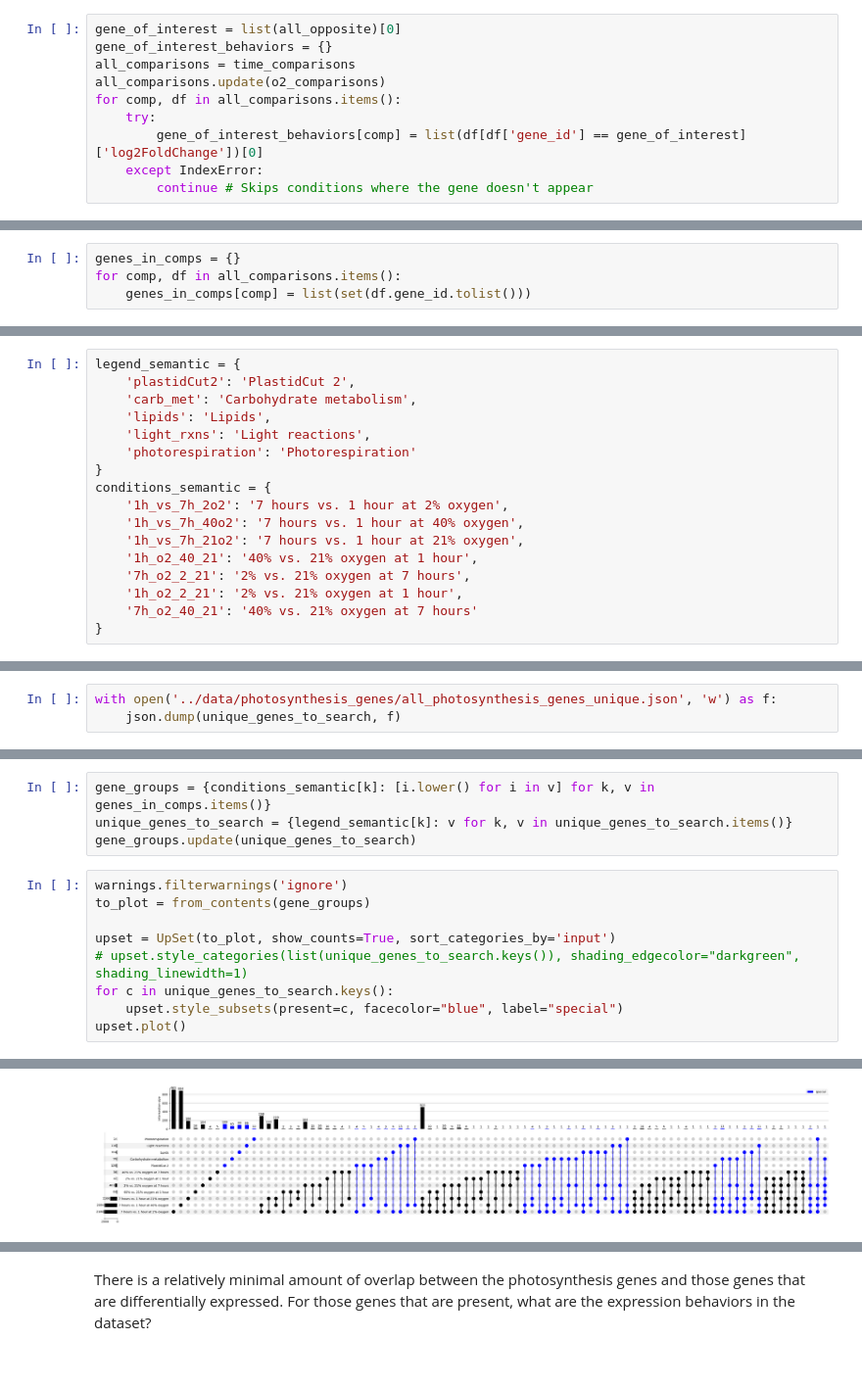
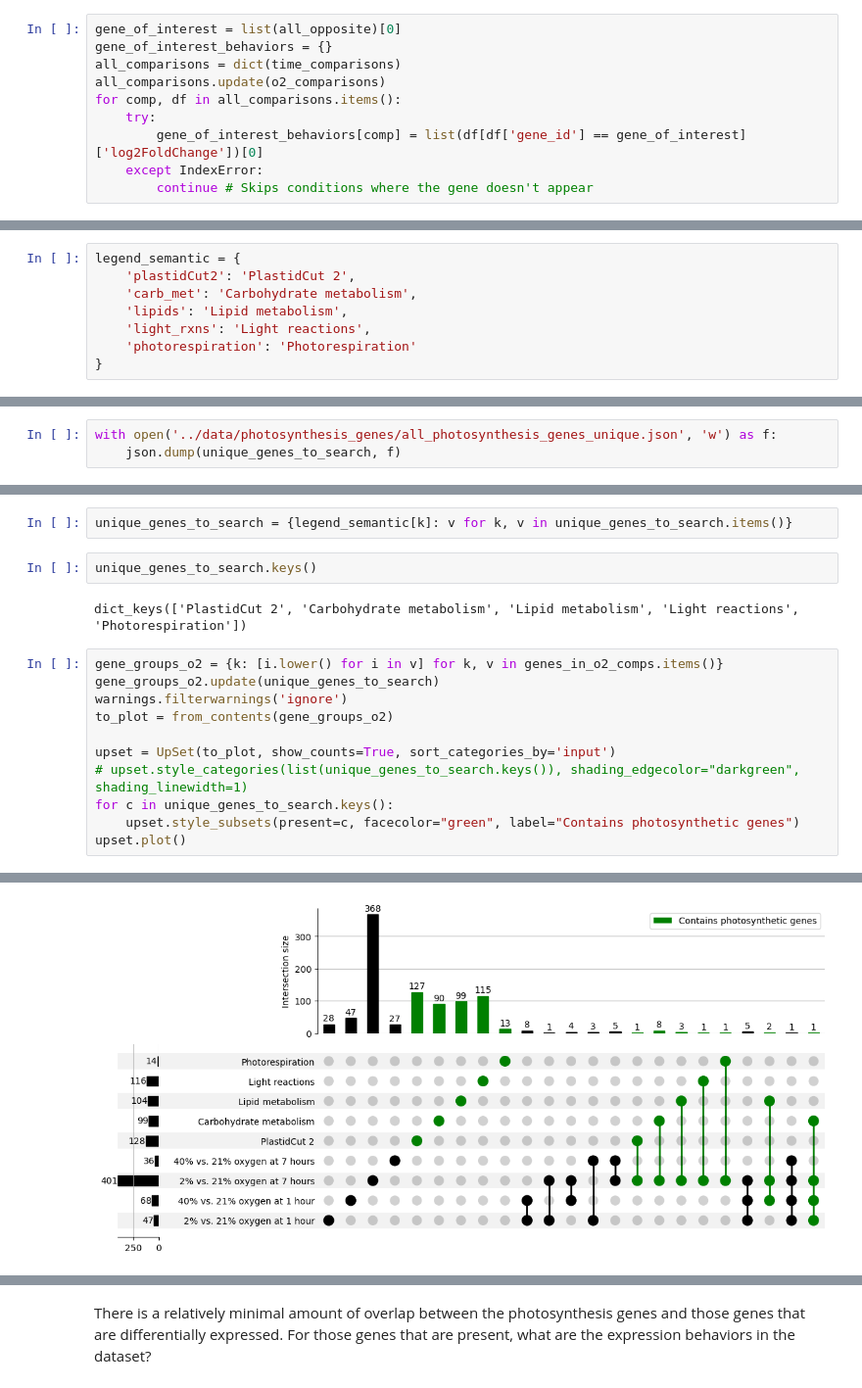
Before and after one commit to serenalotreck/photorespiration-omics, a Jupyter notebook: notebooks/transcriptomics_visualizations.ipynb, the cells around one changed output, grey strips where cells are left out. Shown at 98% size. Saved outputs shown, nothing was run; the diff lists cells and outputs as text.

Commit message:
Update upset plots, add GO enrichment

```diff
--- a/notebooks/transcriptomics_visualizations.ipynb
+++ b/notebooks/transcriptomics_visualizations.ipynb
@@ -158,7 +274,7 @@ Only one is in common; what is this gene? According to the [GO annotations in TA
 # %%
 gene_of_interest = list(all_opposite)[0]
 gene_of_interest_behaviors = {}
-all_comparisons = time_comparisons
+all_comparisons = dict(time_comparisons)
 all_comparisons.update(o2_comparisons)
 for comp, df in all_comparisons.items():
     try:
@@ -189,4 +301,0 @@ We can use UpSet plots to visualize our results better across all sets.
-# %%
-genes_in_comps = {}
-for comp, df in all_comparisons.items():
-    genes_in_comps[comp] = list(set(df.gene_id.tolist()))
@@ -351,19 +434,10 @@ Define the semantic versions of all names to be used when making plots:
 legend_semantic = {
     'plastidCut2': 'PlastidCut 2',
     'carb_met': 'Carbohydrate metabolism',
-    'lipids': 'Lipids',
+    'lipids': 'Lipid metabolism',
     'light_rxns': 'Light reactions',
     'photorespiration': 'Photorespiration'
 }
-conditions_semantic = {
-    '1h_vs_7h_2o2': '7 hours vs. 1 hour at 2% oxygen',
-    '1h_vs_7h_40o2': '7 hours vs. 1 hour at 40% oxygen',
-    '1h_vs_7h_21o2': '7 hours vs. 1 hour at 21% oxygen',
-    '1h_o2_40_21': '40% vs. 21% oxygen at 1 hour',
-    '7h_o2_2_21': '2% vs. 21% oxygen at 7 hours',
-    '1h_o2_2_21': '2% vs. 21% oxygen at 1 hour',
-    '7h_o2_40_21': '40% vs. 21% oxygen at 7 hours'
-}
 # %% [markdown]
 Check for overlaps between the groups:
 # %%
@@ -435,19 +509,23 @@ Now check whether genes from these conditions are present in the comparisons.
 # %%
-gene_groups = {conditions_semantic[k]: [i.lower() for i in v] for k, v in genes_in_comps.items()}
 unique_genes_to_search = {legend_semantic[k]: v for k, v in unique_genes_to_search.items()}
-gene_groups.update(unique_genes_to_search)
+# %%
+unique_genes_to_search.keys()
+# %% [output]
+dict_keys(['PlastidCut 2', 'Carbohydrate metabolism', 'Lipid metabolism', 'Light reactions', 'Photorespiration'])
 # %%
+gene_groups_o2 = {k: [i.lower() for i in v] for k, v in genes_in_o2_comps.items()}
+gene_groups_o2.update(unique_genes_to_search)
 warnings.filterwarnings('ignore')
-to_plot = from_contents(gene_groups)
+to_plot = from_contents(gene_groups_o2)
 
 upset = UpSet(to_plot, show_counts=True, sort_categories_by='input')
 # upset.style_categories(list(unique_genes_to_search.keys()), shading_edgecolor="darkgreen", shading_linewidth=1)
 for c in unique_genes_to_search.keys():
-    upset.style_subsets(present=c, facecolor="blue", label="special")
+    upset.style_subsets(present=c, facecolor="green", label="Contains photosynthetic genes")
 upset.plot()
 # %% [output]
 {'matrix': <Axes: >,
  'shading': <Axes: >,
  'totals': <Axes: >,
  'intersections': <Axes: ylabel='Intersection size'>}
-[figure, old version]
+[figure, new version]
```
Also changed, not shown: parts of 34 cells of this notebook, 3 other files.
